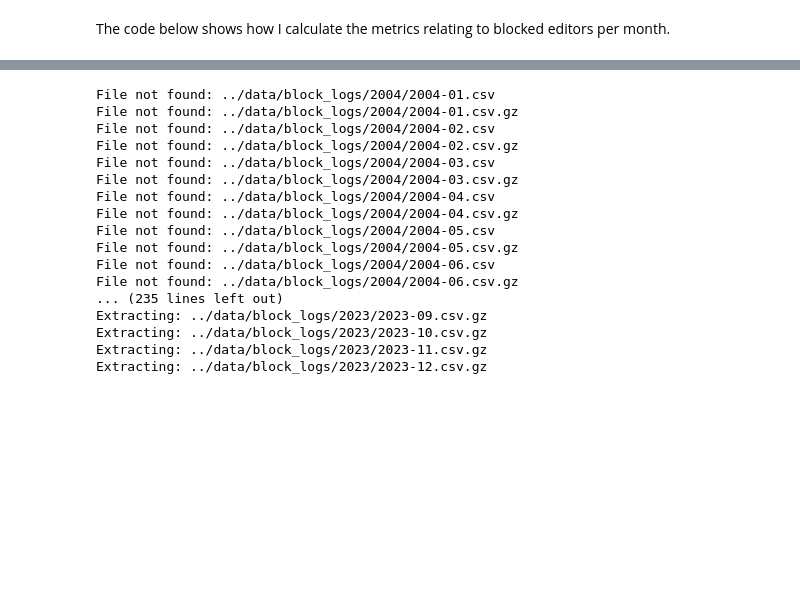
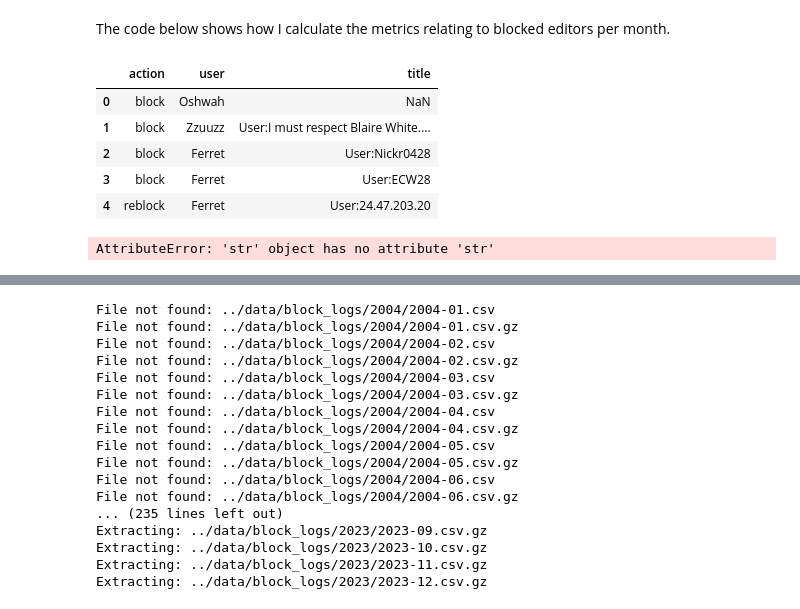
Before and after one commit to haochencoding/wiki_open_science, a Jupyter notebook: notebooks/calculate_block_log_metrics.ipynb, the cells around one changed output, grey strips where cells are left out. Drawn from its saved outputs; the diff is of its cells as text; code cells hidden in the pictures; blank space fills up the shorter version.

```diff
--- a/notebooks/calculate_block_log_metrics.ipynb
+++ b/notebooks/calculate_block_log_metrics.ipynb
@@ -22,3 +22,17 @@ from utils.data_processing import check_ip_address
 # Code for calcualting editor metrics
 # %% [markdown]
 The code below shows how I calculate the metrics relating to blocked editors per month.
+# %%
+df = pd.read_csv('../data/block_logs/2023/2023-08.csv.gz', compression='gzip', usecols=['title', 'action', 'user'])
+df.head()
+# %% [output]
+|  | action | user | title |
+| 0 | block | Oshwah | NaN |
+| 1 | block | Zzuuzz | User:I must respect Blaire White.... |
+| 2 | block | Ferret | User:Nickr0428 |
+| 3 | block | Ferret | User:ECW28 |
+| 4 | reblock | Ferret | User:24.47.203.20 |
+# %%
+df = clean_df(df)
+# %% [output]
+AttributeError: 'str' object has no attribute 'str'
```
Also changed, not shown: parts of 5 cells of this notebook, 1 other file.
